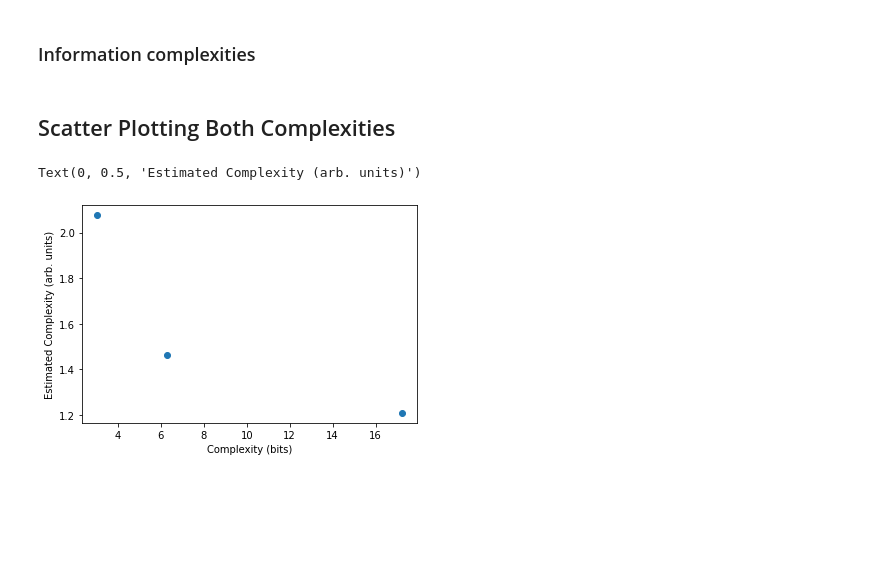
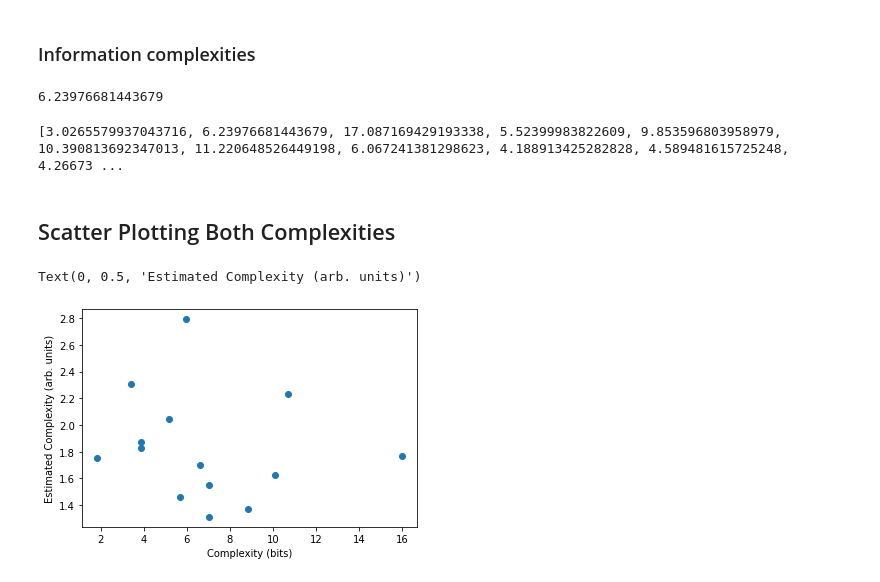
Before and after one commit to amrutn/Information-in-Language, a Jupyter notebook: Perceptron Networks/Color/analysis.ipynb, the cells around one changed output. Drawn from its saved outputs; the diff is of its cells as text; code cells hidden in the pictures; blank space fills up the shorter version.

Commit message:
modified prior probs

```diff
--- a/Perceptron Networks/Color/analysis.ipynb
+++ b/Perceptron Networks/Color/analysis.ipynb
@@ -15,13 +15,14 @@ num_langs = 3
 node_num = range(1,25)
 # %%
 files = []
-for i in range(num_langs):
+for i in range(20, 34):
     with open('validation_errors_{0}.json'.format(i+1)) as f:
         output_file=json.load(f)
     files.append(output_file)
 # %%
 experiment_complexities = []
-for i in range(num_langs):
+for i in range(14):
+    print(i)
     output_file = files[i]
     errors = []
     for size in node_num:
@@ -66,6 +101,7 @@ term_data.head()
 # %% [markdown]
 ### Information complexities
 # %%
+
 def language_complexity(lnum):
     language_data = term_data[term_data.get('#Lnum').eq(lnum)]
     unique_terms = list(language_data['Term Abbrev'].unique())
@@ -80,29 +116,57 @@ def language_complexity(lnum):
 
     terms = unique_terms
     chips = list(language_data['#cnum'].unique())
-
+    priors = [prior(j) for j in range(1, len(chips) + 1)]
+    priors_sum = np.sum(priors, dtype = np.float64)
     complexity = 0
-    p_chip = 1 / len(chips)
     for w in terms:
         word_prob = 0
         for m in chips:
+            p_chip = priors[m-1] / priors_sum
             word_prob += p_chip * l1_result.at[m, w]
         for m in chips:
+            p_chip = priors[m-1] / priors_sum
             encoder_prob = l1_result.at[m, w]
             if encoder_prob != 0:
                 mutual_information = p_chip * encoder_prob * np.log2(encoder_prob / word_prob)
             complexity += mutual_information
     return complexity
+
+variance = 64
+
+def prior(cnum):
+    coordinates = cnum_coordinates[cnum]
+    l0 = coordinates[0]
+    a0 = coordinates[1]
+    b0 = coordinates[2]
+    prob = 0
+    for i in range(1, len(cnum_coordinates)):
+        l = cnum_coordinates[i][0]
+        a = cnum_coordinates[i][1]
+        b = cnum_coordinates[i][2]
+        sum1 = np.sum([np.power(l-l0, 2), np.power(a-a0, 2), np.power(b-b0, 2)], dtype=np.float64)
+        dist = np.sqrt(sum1)
+        pdf = np.exp(-(1/(2 * variance)) * dist)
+        prob += pdf
+    return prob
+
+print(language_complexity(2))
+# %% [output]
+6.23976681443679
 # %%
 information_complexities = []
-for i in range(num_langs):
+for i in range(110):
     information_complexities.append(language_complexity(i+1))
+print(information_complexities)
+# %% [output]
+[3.0265579937043716, 6.23976681443679, 17.087169429193338, 5.52399983822609, 9.853596803958979, 10.390813692347013, 11.220648526449198, 6.067241381298623, 4.188913425282828, 4.589481615725248, 4.26673 ...
 # %% [markdown]
 ## Scatter Plotting Both Complexities
 # %%
-plt.scatter(np.array(information_complexities), np.array(experiment_complexities))
+info_complexities = information_complexities[21:35]
+plt.scatter(np.array(info_complexities), np.array(experiment_complexities))
 plt.xlabel('Complexity (bits)')
 plt.ylabel('Estimated Complexity (arb. units)')
 # %% [output]
 Text(0, 0.5, 'Estimated Complexity (arb. units)')
-[figure, old version]
+[figure, new version]
```
Also changed, not shown: parts of 3 cells of this notebook, 16 other files.
